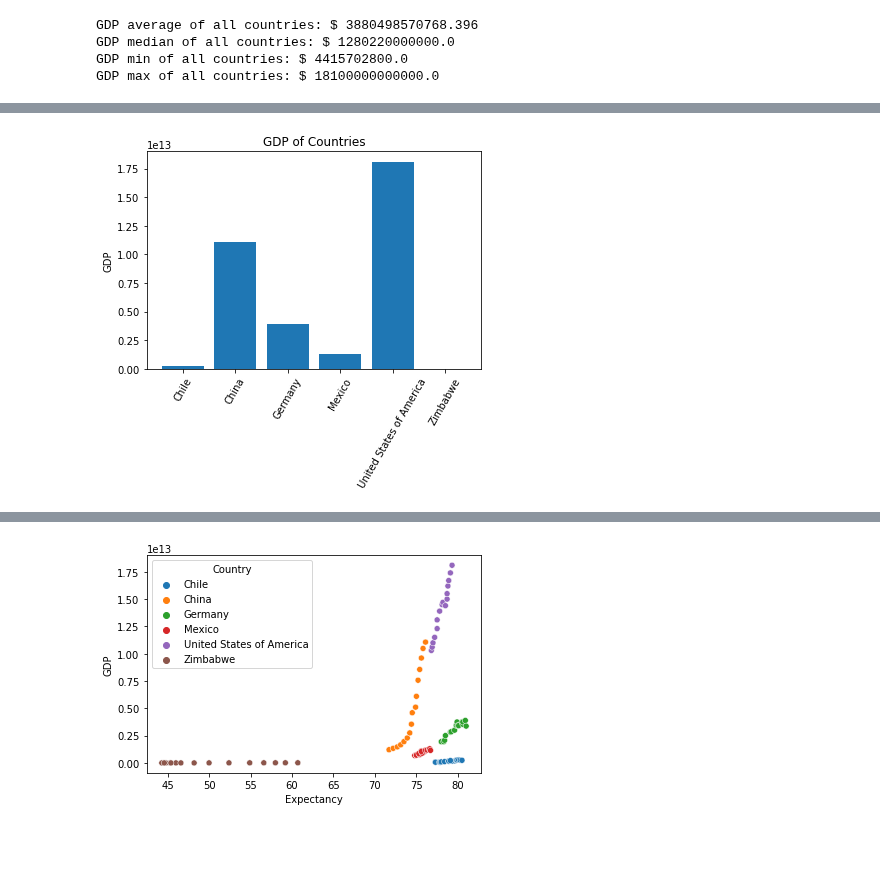
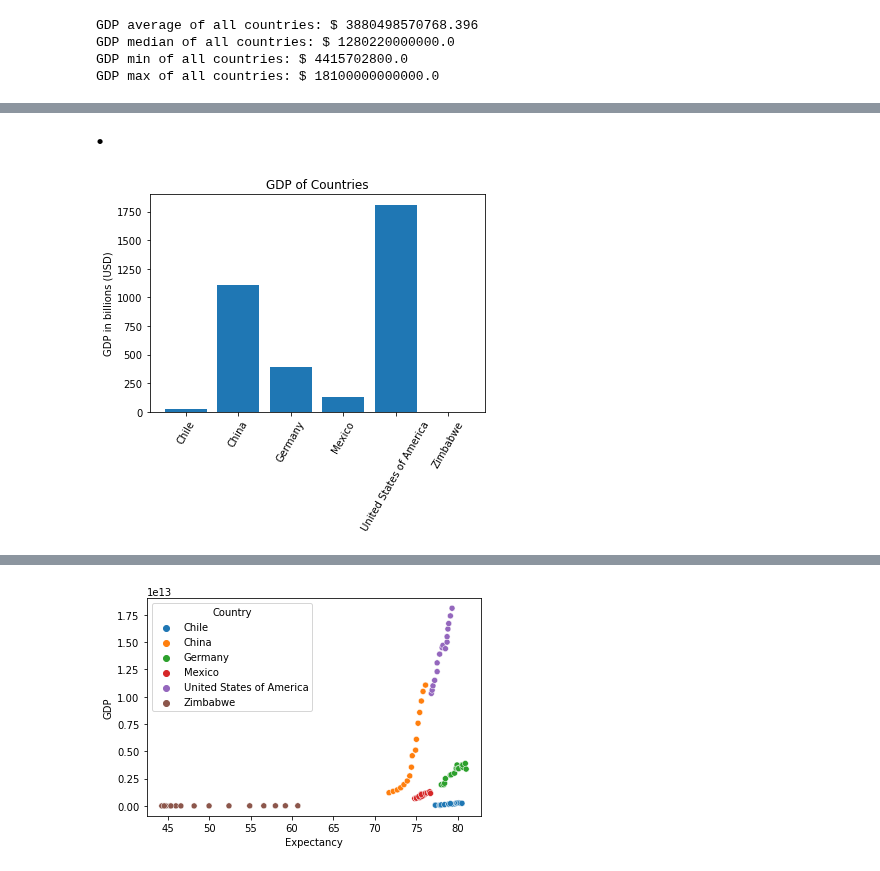
Before and after one commit to cacaprog/Exercises, a Jupyter notebook: Life-Expectancy-and-GDP-Starter/life_expectancy_gdp.ipynb, the cells around one changed output, grey strips where cells are left out. Saved outputs shown, nothing was run; the diff lists cells and outputs as text; code cells hidden in the pictures; blank space fills up the shorter version.

```diff
--- a/Life-Expectancy-and-GDP-Starter/life_expectancy_gdp.ipynb
+++ b/Life-Expectancy-and-GDP-Starter/life_expectancy_gdp.ipynb
@@ -72,10 +172,13 @@ GDP max of all countries: $ 18100000000000.0
+# %% [markdown]
+•
 # %%
-#let´s take a look on countries GDP
+#transform trillions in billions
+gdp_bi = all_data.GDP*1e-10
 
-plt.bar(all_data.Country, all_data.GDP)
+plt.bar(all_data.Country, gdp_bi)
 plt.xticks(rotation = 60)
-plt.ylabel("GDP")
+plt.ylabel("GDP in billions (USD)")
 plt.title("GDP of Countries")
 plt.show()
 # %% [output]
-[figure, old version]
+[figure, new version]
```
Also changed, not shown: parts of 27 cells of this notebook, 1 other file.
